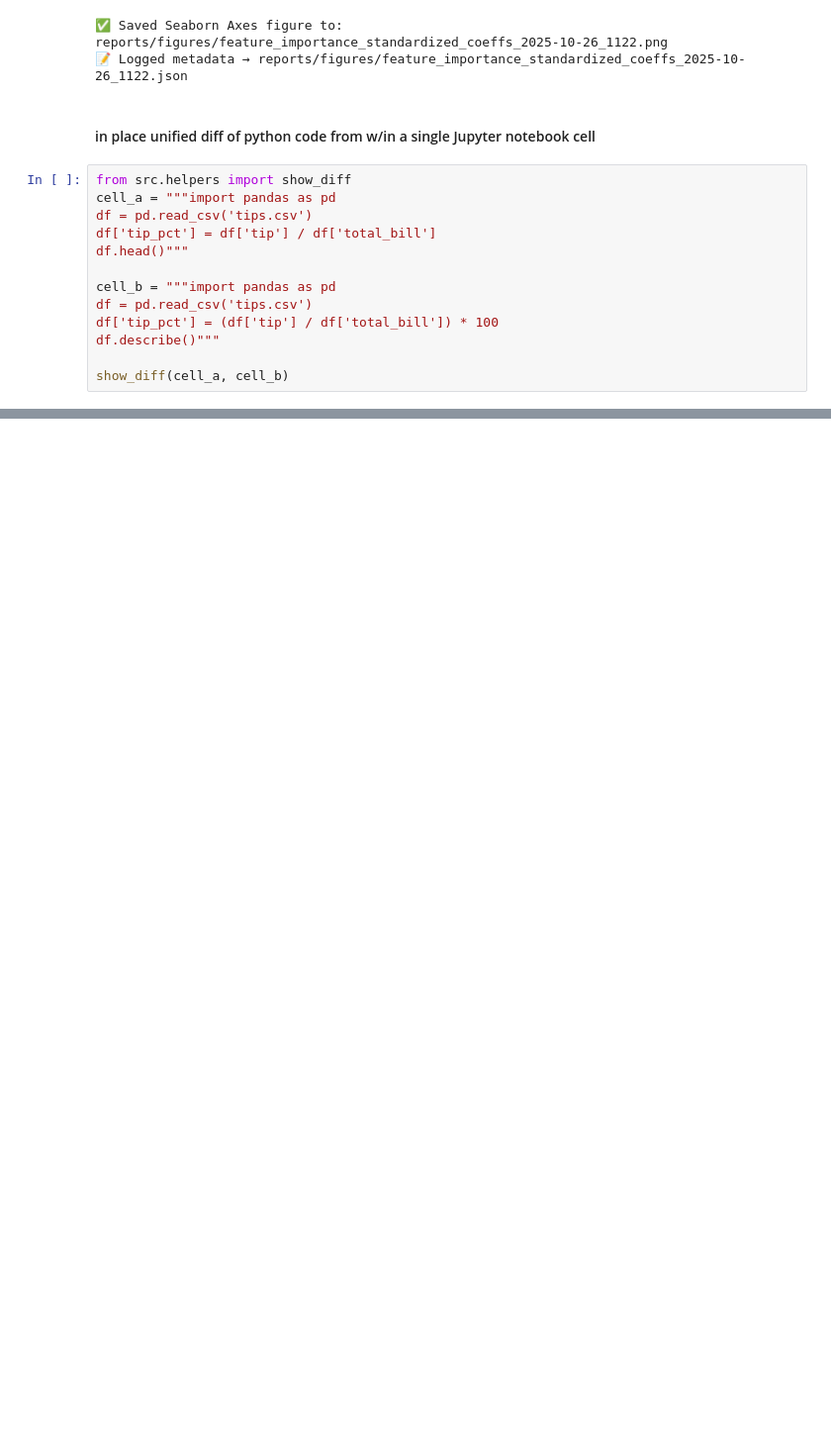
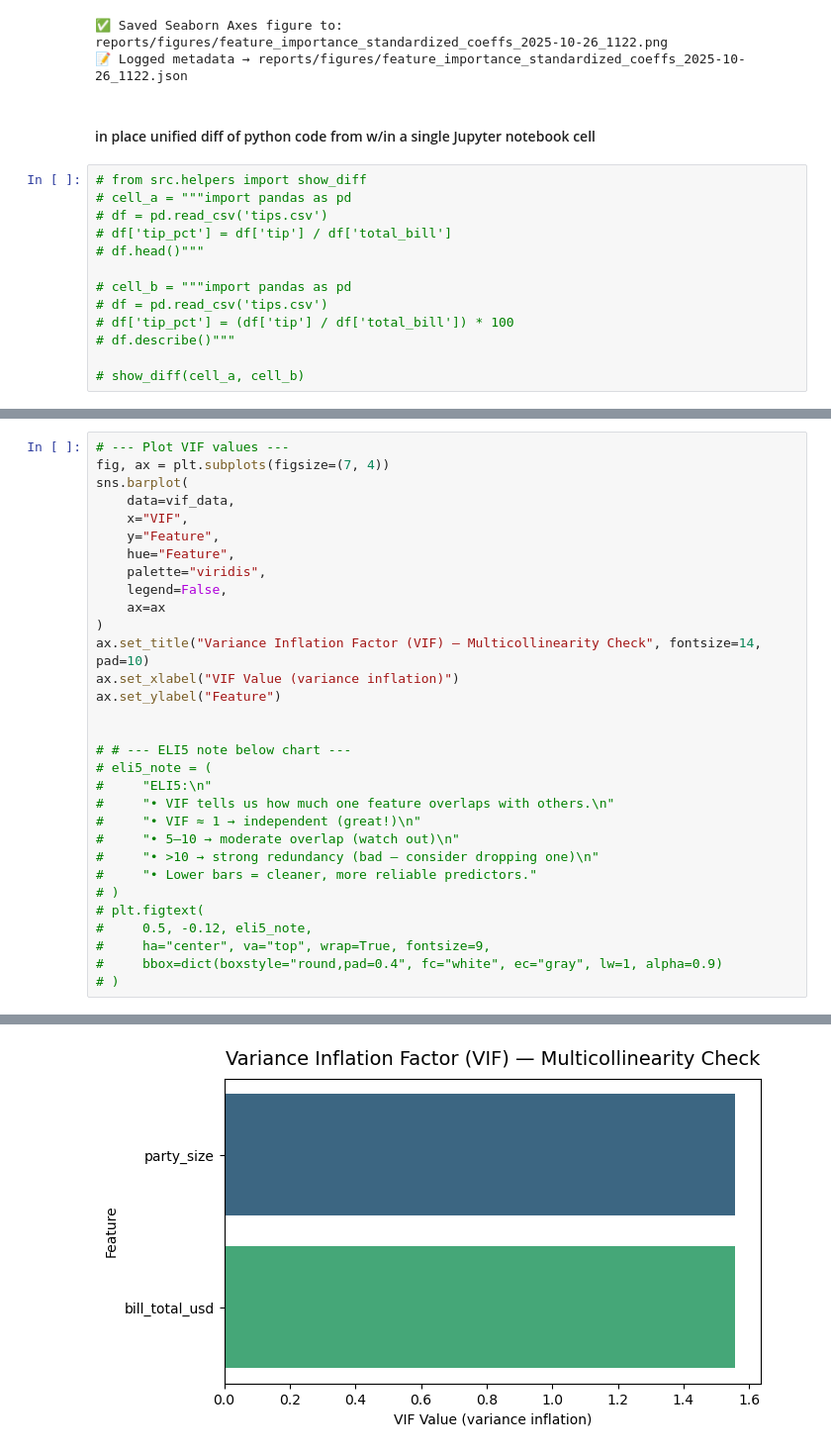
Before and after one commit to ramtackett/Masters-level-DIY-Data-Science-Curriculum-ai-Era-, a Jupyter notebook: ds-zero-to-one/notebooks/05_Feature_Importance_and_Model_Refinement.ipynb, the cells around one changed output, grey strips where cells are left out. Shown: that part at 99% size. Saved outputs shown, nothing was run; the diff lists cells and outputs as text; blank space fills up the shorter version.

```diff
--- a/ds-zero-to-one/notebooks/05_Feature_Importance_and_Model_Refinement.ipynb
+++ b/ds-zero-to-one/notebooks/05_Feature_Importance_and_Model_Refinement.ipynb
@@ -838,15 +839,15 @@ except Exception as e:
 # %% [markdown]
 #### in place unified diff of python code from w/in a single Jupyter notebook cell
 # %%
-from src.helpers import show_diff
-cell_a = """import pandas as pd
-df = pd.read_csv('tips.csv')
-df['tip_pct'] = df['tip'] / df['total_bill']
-df.head()"""
+# from src.helpers import show_diff
+# cell_a = """import pandas as pd
+# df = pd.read_csv('tips.csv')
+# df['tip_pct'] = df['tip'] / df['total_bill']
+# df.head()"""
 
-cell_b = """import pandas as pd
-df = pd.read_csv('tips.csv')
-df['tip_pct'] = (df['tip'] / df['total_bill']) * 100
-df.describe()"""
+# cell_b = """import pandas as pd
+# df = pd.read_csv('tips.csv')
+# df['tip_pct'] = (df['tip'] / df['total_bill']) * 100
+# df.describe()"""
 
-show_diff(cell_a, cell_b)
+# show_diff(cell_a, cell_b)
@@ -869,0 +954,32 @@ show_diff(cell_a, cell_b)
+# %%
+# --- Plot VIF values ---
+fig, ax = plt.subplots(figsize=(7, 4))
+sns.barplot(
+    data=vif_data,
+    x="VIF",
+    y="Feature",
+    hue="Feature",
+    palette="viridis",
+    legend=False,
+    ax=ax
+)
+ax.set_title("Variance Inflation Factor (VIF) — Multicollinearity Check", fontsize=14, pad=10)
+ax.set_xlabel("VIF Value (variance inflation)")
+ax.set_ylabel("Feature")
+
+
+# # --- ELI5 note below chart ---
+# eli5_note = (
+#     "ELI5:\n"
+#     "• VIF tells us how much one feature overlaps with others.\n"
+#     "• VIF ≈ 1 → independent (great!)\n"
+#     "• 5–10 → moderate overlap (watch out)\n"
+#     "• >10 → strong redundancy (bad — consider dropping one)\n"
+#     "• Lower bars = cleaner, more reliable predictors."
+# )
+# plt.figtext(
+#     0.5, -0.12, eli5_note,
+#     ha="center", va="top", wrap=True, fontsize=9,
+#     bbox=dict(boxstyle="round,pad=0.4", fc="white", ec="gray", lw=1, alpha=0.9)
+# )
+# %% [output]
@@ -869,0 +987 @@ show_diff(cell_a, cell_b)
+[figure, added]
```
Also changed, not shown: parts of 27 cells of this notebook, 10 other files.
